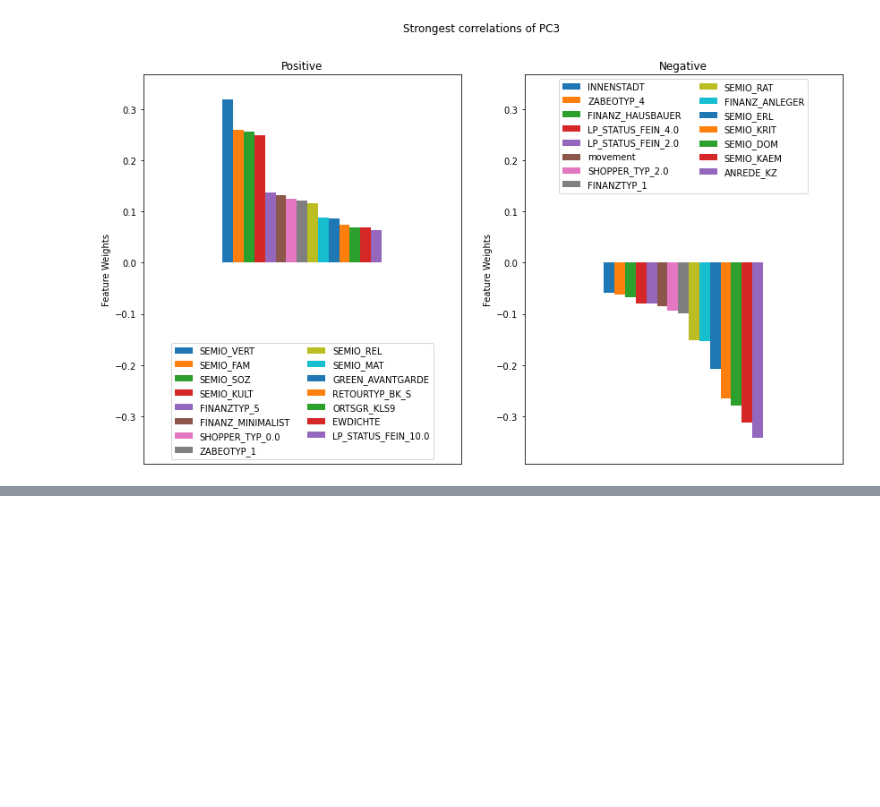
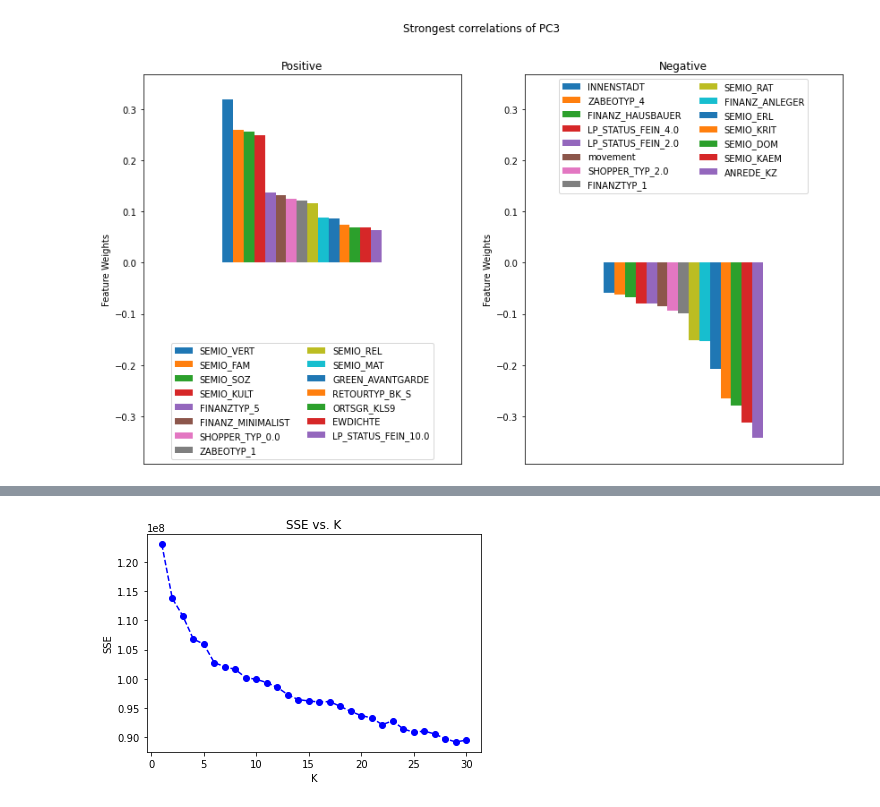
Before and after one commit to vicksam/customer-segments, a Jupyter notebook: customer_segments.ipynb, the cells around one changed output, grey strips where cells are left out. Cells and saved outputs as stored; diff of their text form; code cells hidden in the pictures; blank space fills up the shorter version.

Commit message:
Clustering

```diff
--- a/customer_segments.ipynb
+++ b/customer_segments.ipynb
@@ -1062,0 +1073,28 @@ People that score high on PC3 are *independent and rational, non-mainstream male
+# %%
+# Calculate a k-means score for a given k
+def get_kmeans_score(data, k):
+    # Instantiate k-means
+    kmeans = MiniBatchKMeans(n_clusters = k, batch_size = 10000, random_state = 42)
+
+    # Then fit the model to the data
+    model = kmeans.fit(data)
+
+    # Obtain a score related to the model fit
+    score = np.abs(model.score(data))
+
+    return score
+
+# Calculate the scores for k values between 1 and 30
+centers = list(range(1, 31))
+scores = list()
+
+for i in centers:
+    scores.append(get_kmeans_score(general_X_pca, i))
+# %%
+# Plot the results and investigate them
+plt.plot(centers, scores, linestyle='--', marker='o', color='b');
+plt.xlabel('K');
+plt.ylabel('SSE');
+plt.title('SSE vs. K');
+# %% [output]
+[figure, added]
```
Also changed, not shown: parts of 67 cells of this notebook, 1 other file.
